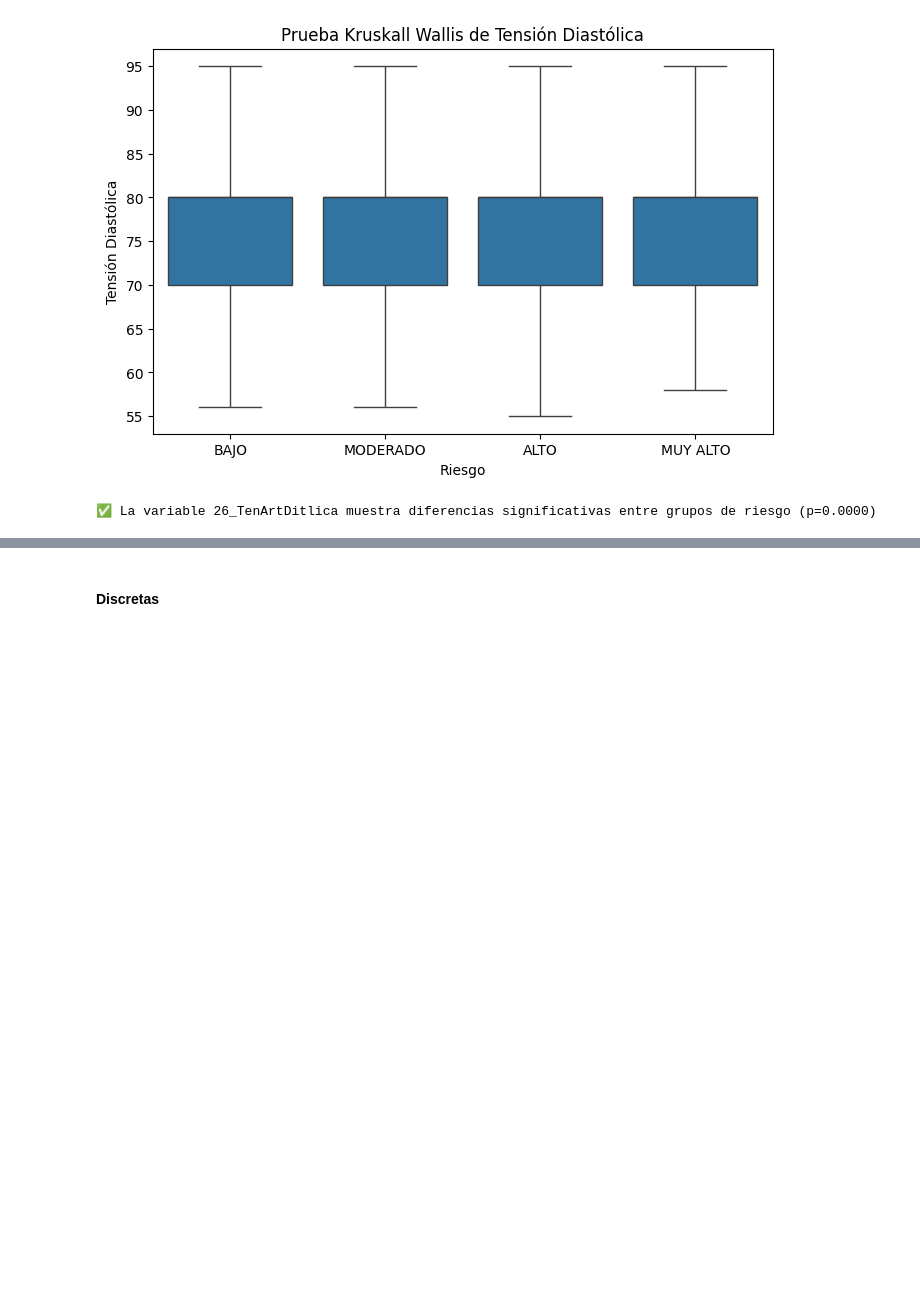
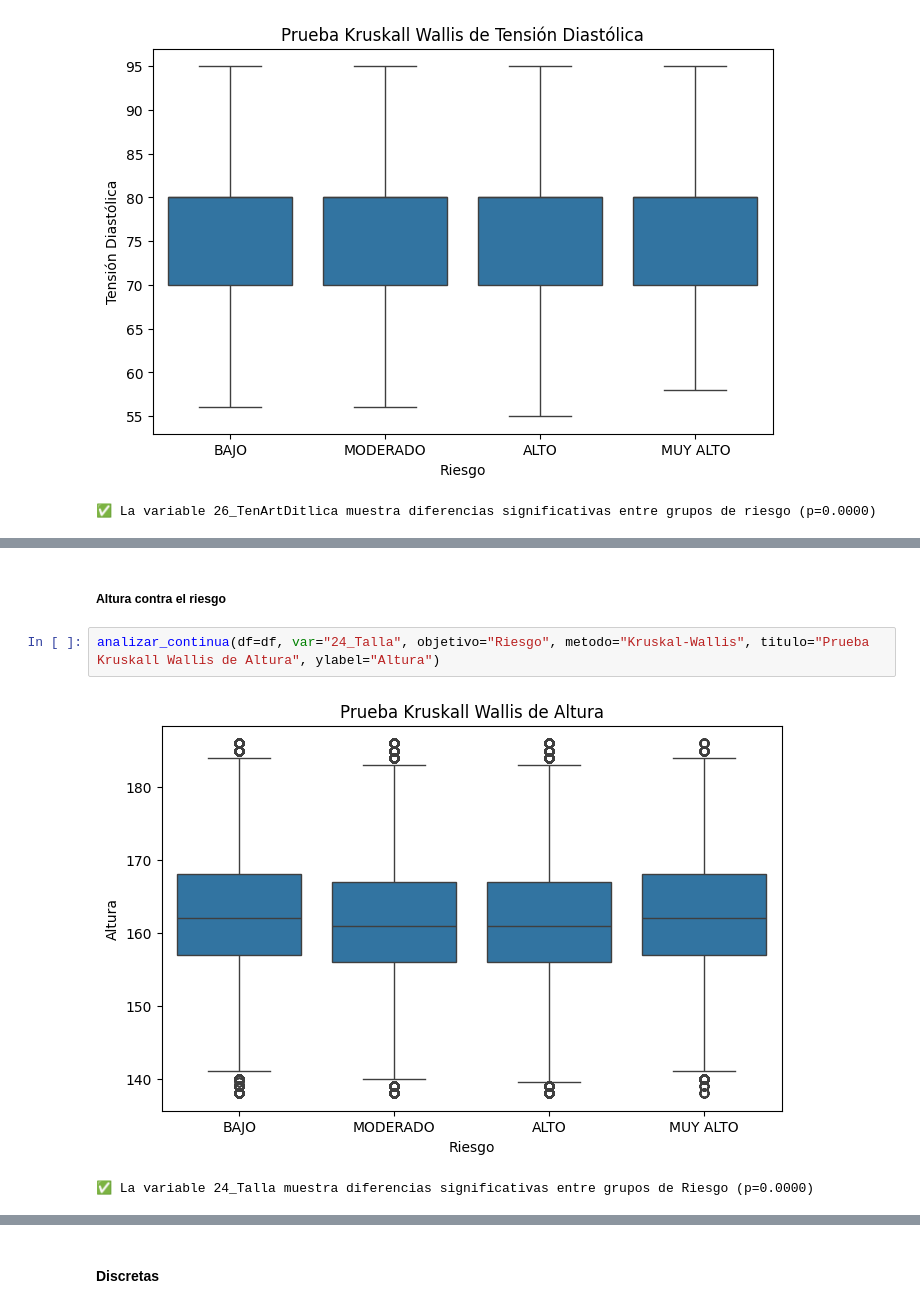
Before and after one commit to elkofix/cardiac-risk-db, a Jupyter notebook: explorative_data_analysis.ipynb, the cells around one changed output, grey strips where cells are left out. Cells and saved outputs as stored; diff of their text form; blank space fills up the shorter version.

```diff
--- a/explorative_data_analysis.ipynb
+++ b/explorative_data_analysis.ipynb
@@ -763,0 +747,7 @@ analizar_continua(df=df, var="26_TenArtDitlica", objetivo="Riesgo", metodo="Krus
+# %% [markdown]
+##### Altura contra el riesgo
+# %%
+analizar_continua(df=df, var="24_Talla", objetivo="Riesgo", metodo="Kruskal-Wallis", titulo="Prueba Kruskall Wallis de Altura", ylabel="Altura")
+# %% [output]
+[figure, added]
+✅ La variable 24_Talla muestra diferencias significativas entre grupos de Riesgo (p=0.0000)
```
Also changed, not shown: parts of 43 cells of this notebook.
